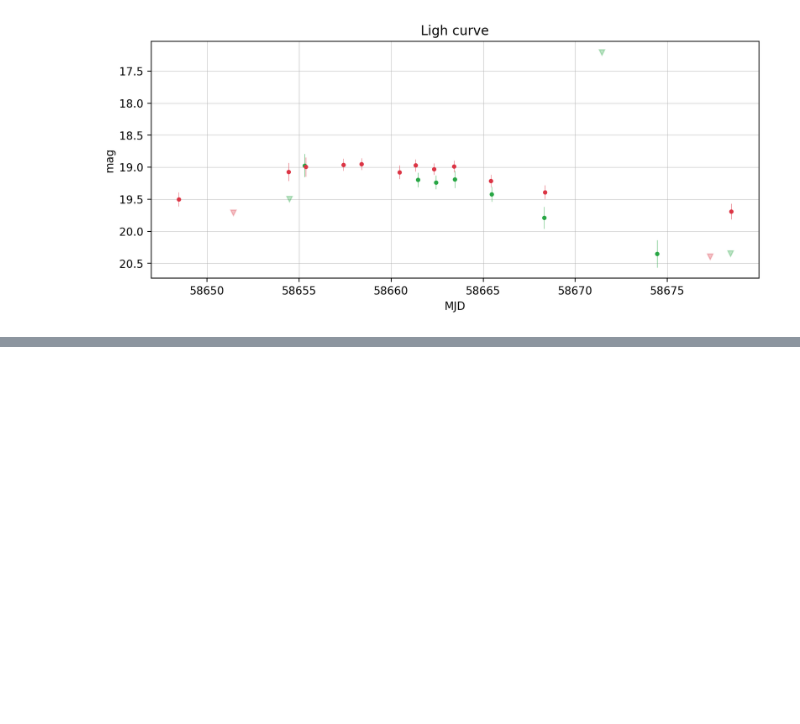
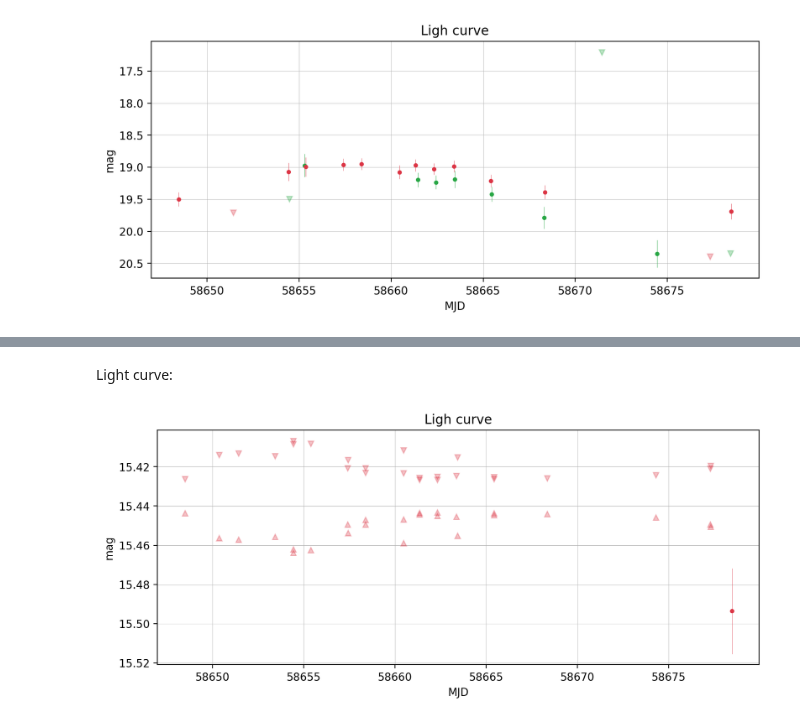
Before and after one commit to dmitryduev/kowalski-archived, a Jupyter notebook: nb/tess.ipynb, the cells around one changed output, grey strips where cells are left out. Cells and saved outputs as stored; diff of their text form; code cells hidden in the pictures; blank space fills up the shorter version.

```diff
--- a/nb/tess.ipynb
+++ b/nb/tess.ipynb
@@ -292,7 +292,7 @@ def assemble_lc(dflc, objectId, composite=False, match_radius_arcsec=1.5, star_g
                                  dflc.loc[w, 'mjd'], dflc.loc[w, 'dc_mag'], dflc.loc[w, 'dc_sigmag']],
                                 axis=1, ignore_index=True, sort=False) if np.sum(w) else None
             if lc_dets is not None:
-                lc_dets.columns = ['jd', 'dt', 'days_ago', 'mjd', 'mag', 'magerr']
+                lc_dets.columns = ['jd', 'dt',  'datetime', 'days_ago', 'mjd', 'mag', 'magerr']
 
             wnodet = (dflc.fid == fid) & dflc.magpsf.isnull()
             # print(wnodet)
@@ -349,7 +349,8 @@ def assemble_lc(dflc, objectId, composite=False, match_radius_arcsec=1.5, star_g
             # print(fid)
             # get detections in this filter:
             w = (dflc.fid == fid) & ~dflc.magpsf.isnull()
-            lc_dets = pd.concat([dflc.loc[w, 'jd'], dflc.loc[w, 'dt'], dflc.loc[w, 'datetime'], dflc.loc[w, 'days_ago'],
+            lc_dets = pd.concat([dflc.loc[w, 'jd'], dflc.loc[w, 'dt'],
+                                 dflc.loc[w, 'datetime'], dflc.loc[w, 'days_ago'],
                                  dflc.loc[w, 'mjd'], dflc.loc[w, 'magpsf'], dflc.loc[w, 'sigmapsf']],
                                 axis=1, ignore_index=True, sort=False) if np.sum(w) else None
             if lc_dets is not None:
@@ -357,7 +358,8 @@ def assemble_lc(dflc, objectId, composite=False, match_radius_arcsec=1.5, star_g
 
             wnodet = (dflc.fid == fid) & dflc.magpsf.isnull()
 
-            lc_non_dets = pd.concat([dflc.loc[wnodet, 'jd'], dflc.loc[wnodet, 'dt'], dflc.loc[wnodet, 'datetime'], dflc.loc[wnodet, 'days_ago'],
+            lc_non_dets = pd.concat([dflc.loc[wnodet, 'jd'], dflc.loc[wnodet, 'dt'],
+                                     dflc.loc[wnodet, 'datetime'], dflc.loc[wnodet, 'days_ago'],
                                      dflc.loc[wnodet, 'mjd'], dflc.loc[wnodet, 'diffmaglim']],
                                     axis=1, ignore_index=True, sort=False) if np.sum(wnodet) else None
             if lc_non_dets is not None:
@@ -412,7 +414,7 @@ def plot_lc(lcs):
         # mags:
         if 'mag' in df_lc:
             w = df_lc['mag'] > 1e-6
-            if len(w) > 0:
+            if np.sum(w) > 0:
                 t = df_lc.loc[w, 'mjd']
                 mag = df_lc.loc[w, 'mag']
                 mag_error = df_lc.loc[w, 'magerr']
@@ -421,7 +423,7 @@ def plot_lc(lcs):
         # upper limits:
         if 'mag_ulim' in df_lc:
             w = df_lc['mag_ulim'] > 1e-6
-            if len(w) > 0:
+            if np.sum(w) > 0:
                 t = df_lc.loc[w, 'mjd']
                 mag_ulim = df_lc.loc[w, 'mag_ulim']
                 ax.plot(t, mag_ulim, marker='v', markersize=5, c=colors[fid], alpha=0.3, lw=0)
@@ -429,7 +431,7 @@ def plot_lc(lcs):
         # lower limits:
         if 'mag_llim' in df_lc:
             w = df_lc['mag_llim'] > 1e-6
-            if len(w) > 0:
+            if np.sum(w) > 0:
                 t = df_lc.loc[w, 'mjd']
                 mag_llim = df_lc.loc[w, 'mag_llim']
                 ax.plot(t, mag_llim, marker='^', markersize=5, c=colors[fid], alpha=0.3, lw=0)
@@ -490,0 +543,12 @@ plot_lc(lc_candid)
+# %% [markdown]
+Light curve:
+# %%
+match_radius_arcsec = 1.5
+star_galaxy_threshold = 0.4
+
+_, lc_candid = assemble_lc(df, objectId=alert['objectId'], composite=False,
+                               match_radius_arcsec=match_radius_arcsec,
+                               star_galaxy_threshold=star_galaxy_threshold)
+plot_lc(lc_candid)
+# %% [output]
+[figure, added]
```
Also changed, not shown: parts of 10 cells of this notebook, 1 other file.
